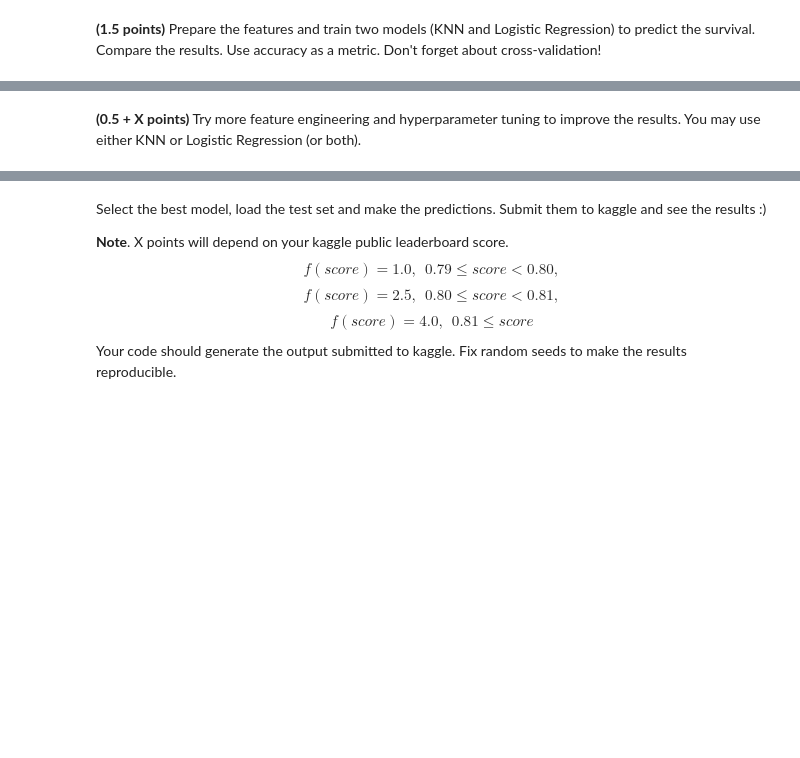
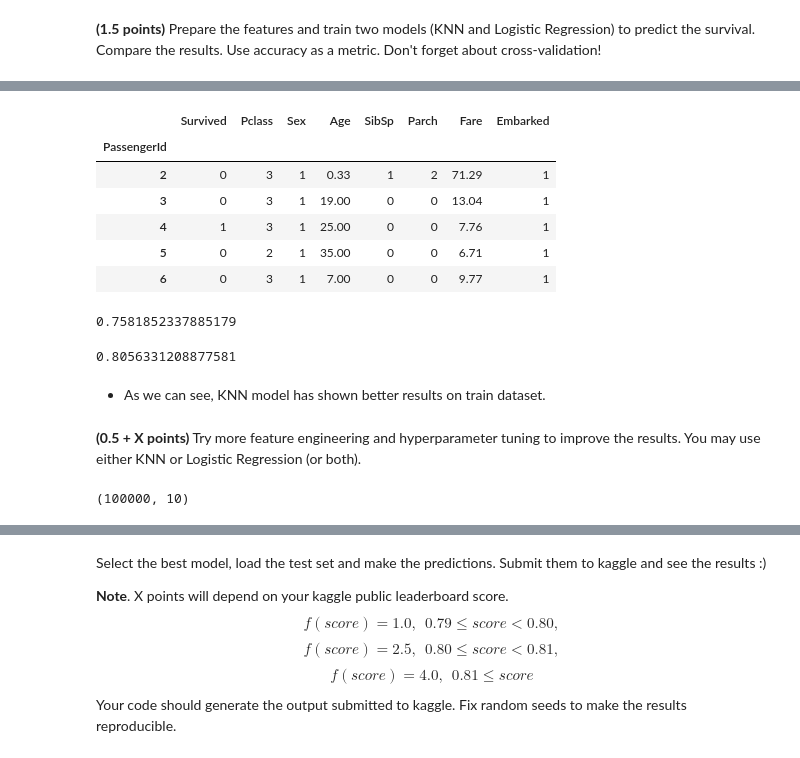
Before and after one commit to alsing/ml-intro-rs-school, a Jupyter notebook: 5 - Classification Linear KNN/hw_classification.ipynb, the cells around one changed output, grey strips where cells are left out. Cells and saved outputs as stored; diff of their text form; code cells hidden in the pictures; blank space fills up the shorter version.

```diff
--- a/5 - Classification Linear KNN/hw_classification.ipynb
+++ b/5 - Classification Linear KNN/hw_classification.ipynb
@@ -658,0 +682,17 @@ Think about the ways to handle these missing values for modelling and write your
+# %%
+data.drop(columns=['Name', 'Ticket', 'Cabin'], inplace=True)
+# %%
+data.dropna(inplace=True)
+# %%
+data['Sex'].replace(['male', 'female'], [1, 0], inplace=True)
+data['Embarked'].replace(['S', 'C', 'Q'], [1, 2, 3], inplace=True)
+# %%
+data.head()
+# %% [output]
+|  | Survived | Pclass | Sex | Age | SibSp | Parch | Fare | Embarked |
+| PassengerId |  |  |  |  |  |  |  |  |
+| 2 | 0 | 3 | 1 | 0.33 | 1 | 2 | 71.29 | 1 |
+| 3 | 0 | 3 | 1 | 19.00 | 0 | 0 | 13.04 | 1 |
+| 4 | 1 | 3 | 1 | 25.00 | 0 | 0 | 7.76 | 1 |
+| 5 | 0 | 2 | 1 | 35.00 | 0 | 0 | 6.71 | 1 |
+| 6 | 0 | 3 | 1 | 7.00 | 0 | 0 | 9.77 | 1 |
@@ -659,2 +702,19 @@ Think about the ways to handle these missing values for modelling and write your
+# %%
+from sklearn.linear_model import LogisticRegression
+log_reg = LogisticRegression(max_iter=5000)
+results = cross_validate(log_reg, X_train, y_train, cv=5, return_train_score=True, scoring='accuracy')
+acc = np.mean(results['train_score'])
+acc
+# %% [output]
+0.7581852337885179
+# %%
+knn_mod = KNeighborsClassifier()
+results = cross_validate(knn_mod, X_train, y_train, cv=5, return_train_score=True, scoring='accuracy')
+acc = np.mean(results['train_score'])
+acc
+# %% [output]
+0.8056331208877581
+# %% [markdown]
+* As we can see, KNN model has shown better results on train dataset.
 # %% [markdown]
 **(0.5 + X points)** Try more feature engineering and hyperparameter tuning to improve the results. You may use either KNN or Logistic Regression (or both).
@@ -662,0 +721,5 @@ Think about the ways to handle these missing values for modelling and write your
+# %%
+test_data = pd.read_csv(os.path.join(PATH, 'test.csv')).set_index('PassengerId')
+test_data.shape
+# %% [output]
+(100000, 10)
```
Also changed, not shown: parts of 15 cells of this notebook.
